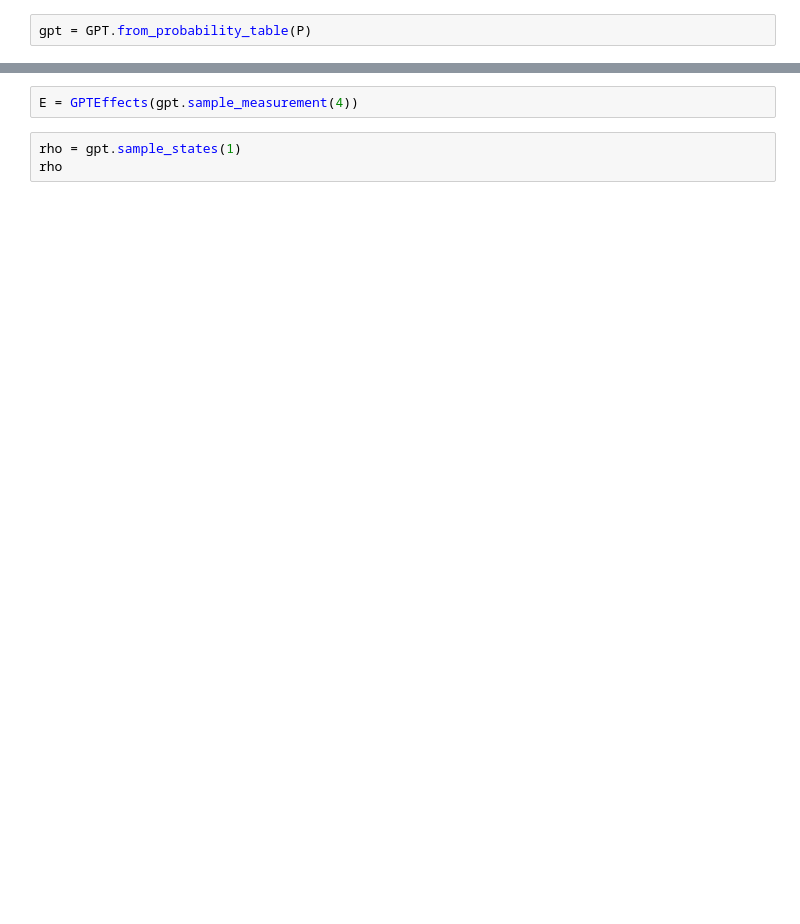
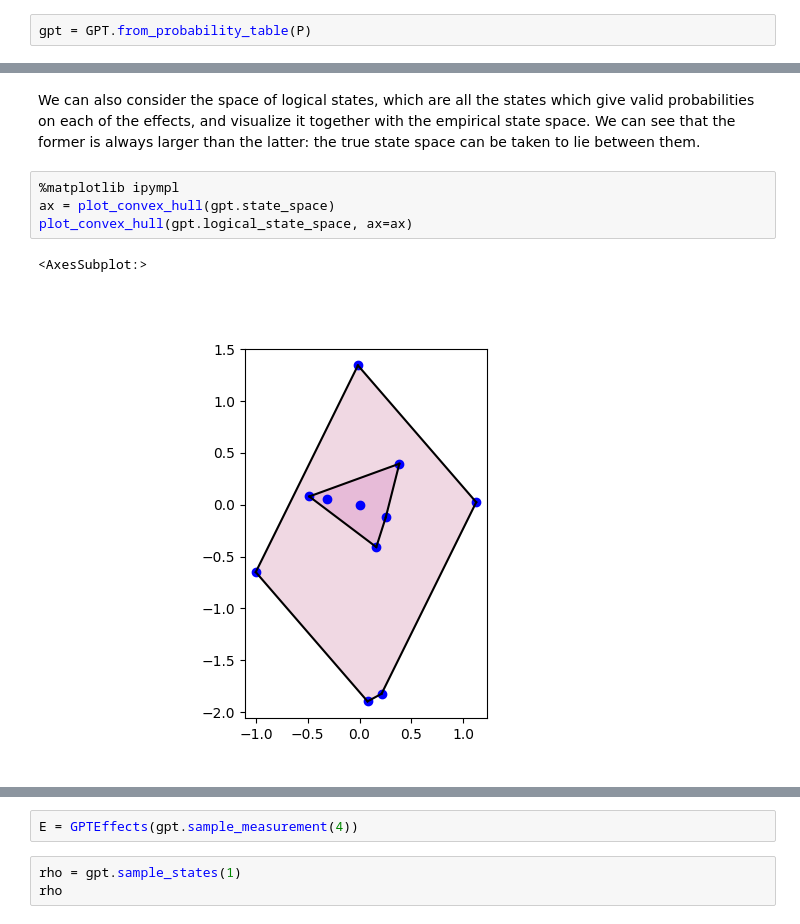
Before and after one commit to heyredhat/qbuki, a Jupyter notebook: notebooks/8_GPTs.ipynb, the cells around one changed output, grey strips where cells are left out. Cells and saved outputs as stored; diff of their text form; blank space fills up the shorter version.

```diff
--- a/notebooks/8_GPTs.ipynb
+++ b/notebooks/8_GPTs.ipynb
@@ -22,0 +71,9 @@ plot_convex_hull(gpt.effect_space)
+# %% [markdown]
+We can also consider the space of logical states, which are all the states which give valid probabilities on each of the effects, and visualize it together with the empirical state space. We can see that the former is always larger than the latter: the true state space can be taken to lie between them.
+# %%
+%matplotlib ipympl
+ax = plot_convex_hull(gpt.state_space)
+plot_convex_hull(gpt.logical_state_space, ax=ax)
+# %% [output]
+<AxesSubplot:>
+[figure, added]
```
Also changed, not shown: parts of 28 cells of this notebook, 5 other files.
